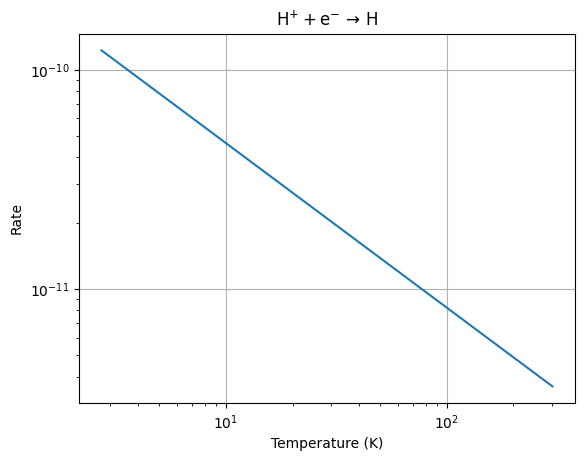
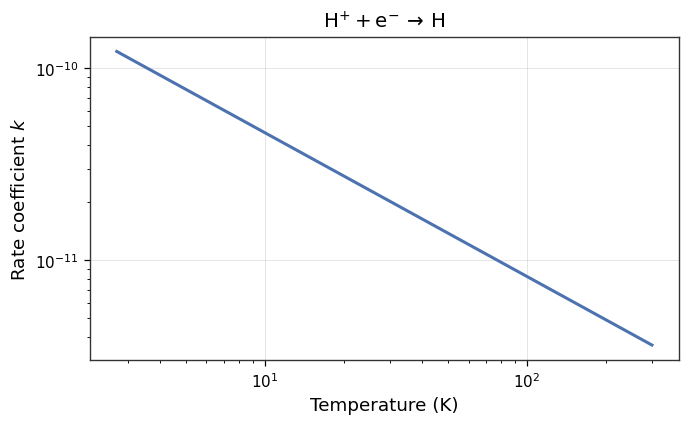
Unified diff of the notebook cell whose output changed from the first chart to the second:
--- before
+++ after
@@ -1,2 +1,2 @@
 net.reactions[0].rate  # verbatim name of first reaction in COthin network
-net.reactions[0].plot()
+_ = net.reactions[0].plot_rate_coefficient()

Commit: Feature/photo dissociation (#97)